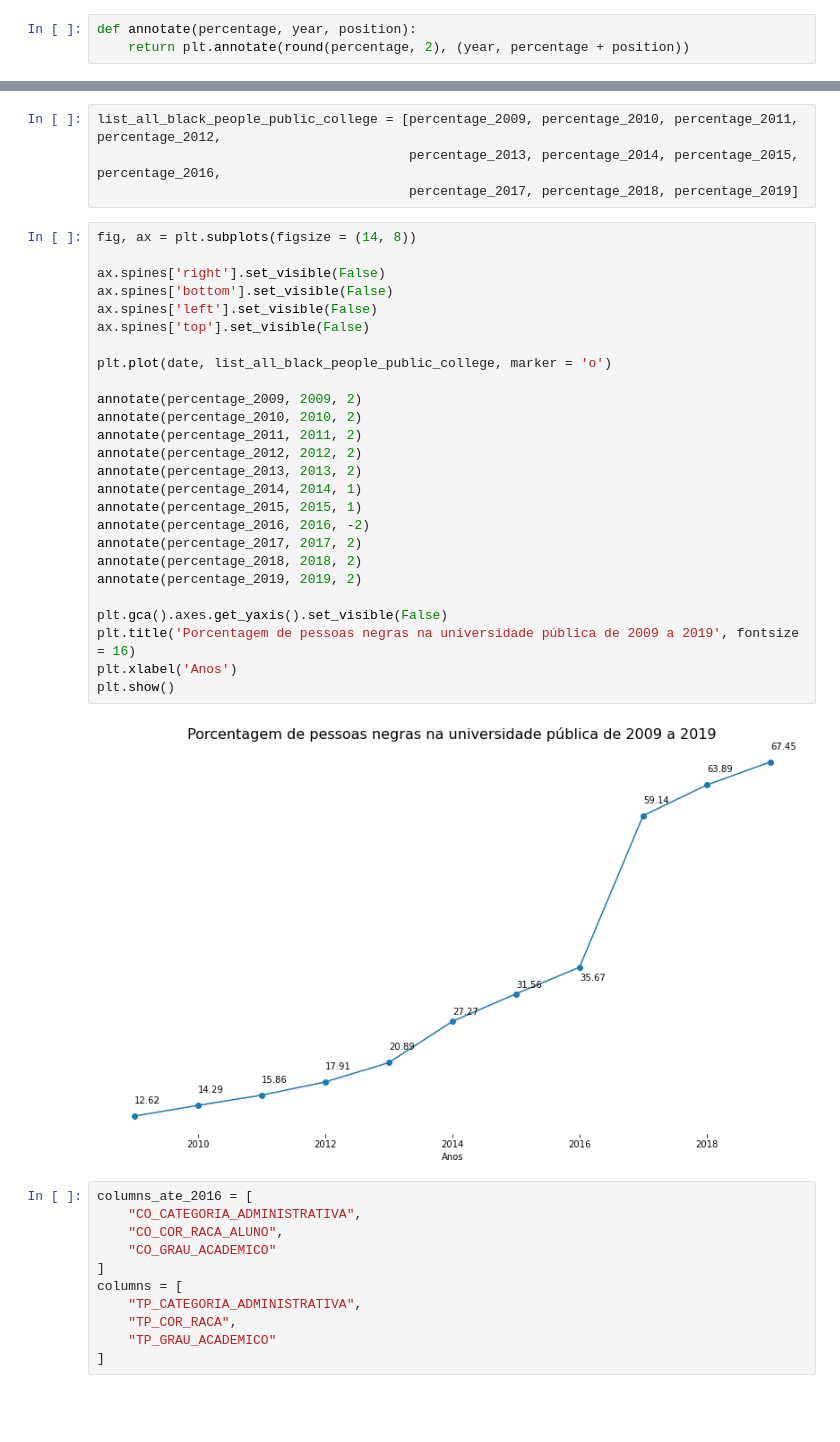
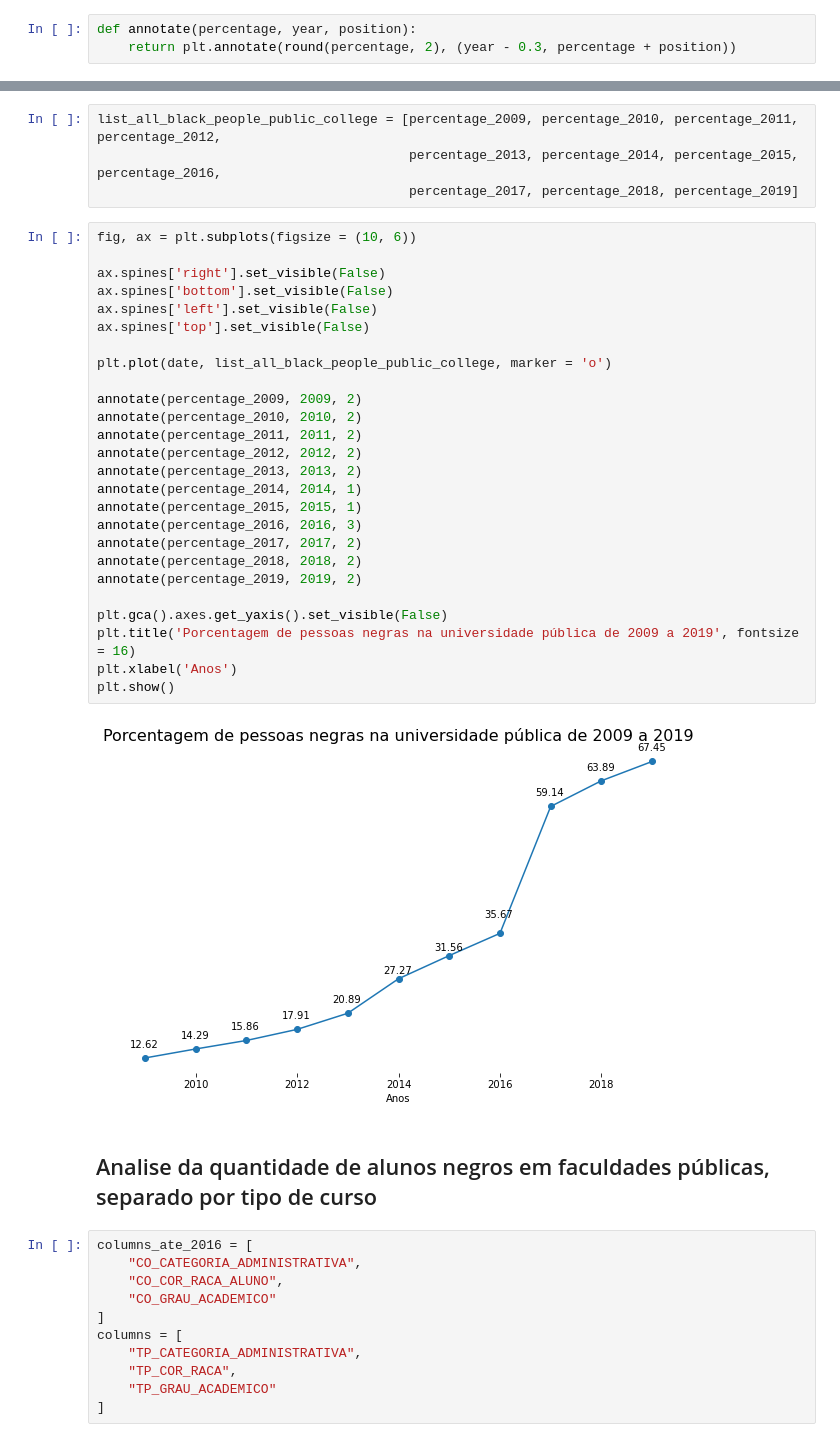
Before and after one commit to renatagsr/Desafio-Tecnico, a Jupyter notebook: Analise de dados por cota.ipynb, the cells around one changed output, grey strips where cells are left out. Cells and saved outputs as stored; diff of their text form; blank space fills up the shorter version.

```diff
--- a/Analise de dados por cota.ipynb
+++ b/Analise de dados por cota.ipynb
@@ -159,5 +145,5 @@ list_all_black_people_college = [percentage_2009, percentage_2010, percentage_20
 date = [2009, 2010, 2011, 2012, 2013, 2014, 2015, 2016, 2017, 2018, 2019]
 # %%
 def annotate(percentage, year, position):
-    return plt.annotate(round(percentage, 2), (year, percentage + position))
+    return plt.annotate(round(percentage, 2), (year - 0.3, percentage + position))
 # %%
@@ -305,33 +295,35 @@ list_all_black_people_public_college = [percentage_2009, percentage_2010, percen
                                         percentage_2013, percentage_2014, percentage_2015, percentage_2016,
                                         percentage_2017, percentage_2018, percentage_2019]
 # %%
-fig, ax = plt.subplots(figsize = (14, 8))
+fig, ax = plt.subplots(figsize = (10, 6))
 
 ax.spines['right'].set_visible(False)
 ax.spines['bottom'].set_visible(False)
 ax.spines['left'].set_visible(False)
 ax.spines['top'].set_visible(False)
 
 plt.plot(date, list_all_black_people_public_college, marker = 'o')
 
 annotate(percentage_2009, 2009, 2)
 annotate(percentage_2010, 2010, 2)
 annotate(percentage_2011, 2011, 2)
 annotate(percentage_2012, 2012, 2)
 annotate(percentage_2013, 2013, 2)
 annotate(percentage_2014, 2014, 1)
 annotate(percentage_2015, 2015, 1)
-annotate(percentage_2016, 2016, -2)
+annotate(percentage_2016, 2016, 3)
 annotate(percentage_2017, 2017, 2)
 annotate(percentage_2018, 2018, 2)
 annotate(percentage_2019, 2019, 2)
 
 plt.gca().axes.get_yaxis().set_visible(False)
 plt.title('Porcentagem de pessoas negras na universidade pública de 2009 a 2019', fontsize = 16)
 plt.xlabel('Anos')
 plt.show()
 # %% [output]
-[figure, old version]
+[figure, new version]
+# %% [markdown]
+## Analise da quantidade de alunos negros em faculdades públicas, separado por tipo de curso
 # %%
 columns_ate_2016 = [
     "CO_CATEGORIA_ADMINISTRATIVA",
```
Also changed, not shown: parts of 15 cells of this notebook.
